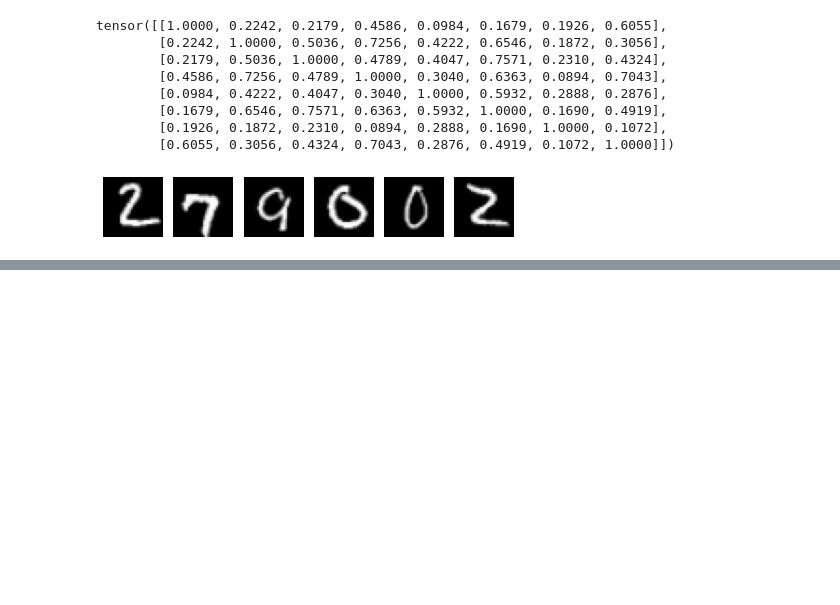
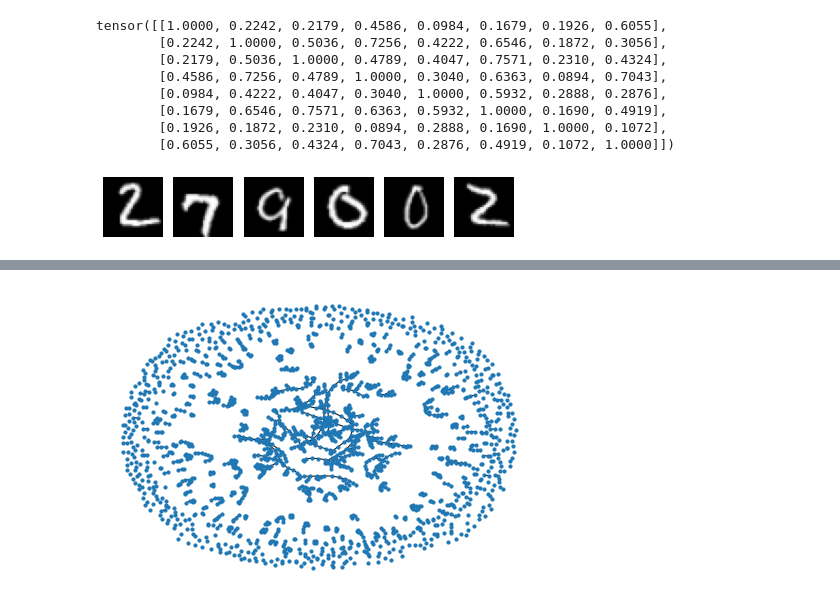
Before and after one commit to GigglingRagdoll/SimCLR, a Jupyter notebook: feature_eval/simclr.ipynb, the cells around one changed output, grey strips where cells are left out. Saved outputs shown, nothing was run; the diff lists cells and outputs as text; code cells hidden in the pictures; blank space fills up the shorter version.

```diff
--- a/feature_eval/simclr.ipynb
+++ b/feature_eval/simclr.ipynb
@@ -111,3 +93,16 @@ for i in range(k):
 plt.tight_layout()
 # %% [output]
 [figure]
+# %%
+def nearest_neigbors_sparsify(similarities, k):
+    top_similarities = similarities.clone()
+
+    for i in range(L):
+        _, idxs = torch.topk(similarities[i], k=k)
+        mask = torch.zeros(L)
+        mask[idxs] = 1
+        top_similarities[i] *= mask
+
+    return top_similarities
+
+top_similarities = nearest_neighbors_sparsify(similarities, k)
@@ -113,0 +117,6 @@ plt.tight_layout()
+# %%
+G = nx.from_numpy_matrix(top_similarities.numpy()[:2000, :2000], parallel_edges=True)
+# %%
+nx.draw(G, node_size=10)
+# %% [output]
+[figure, added]
```
Also changed, not shown: parts of 3 cells of this notebook.
